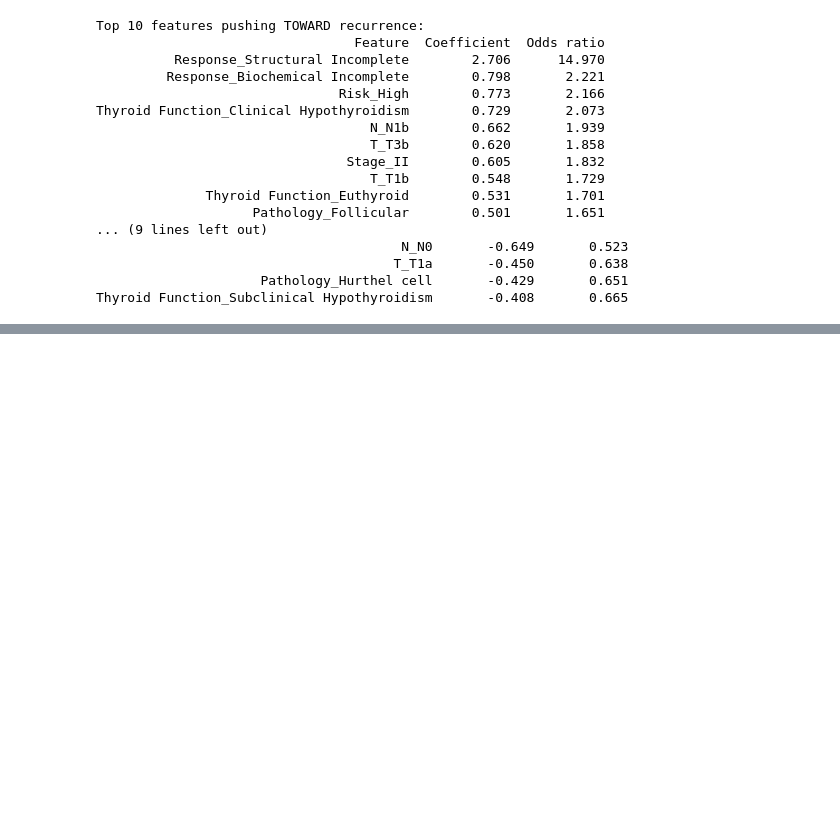
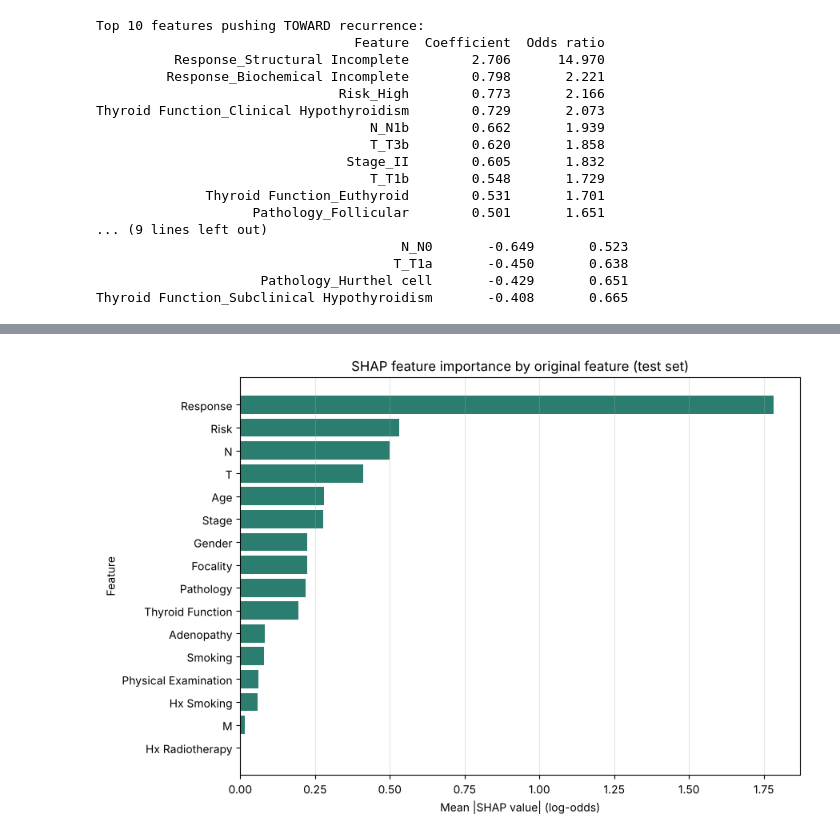
Before and after one commit to rwiggins1/thyroid-recurrence, a Jupyter notebook: models/logistic_regression.ipynb, the cells around one changed output, grey strips where cells are left out. Saved outputs shown, nothing was run; the diff lists cells and outputs as text; code cells hidden in the pictures; blank space fills up the shorter version.

```diff
--- a/models/logistic_regression.ipynb
+++ b/models/logistic_regression.ipynb
@@ -363,0 +561,16 @@ Thyroid Function_Subclinical Hypothyroidism       -0.408       0.665
+# %%
+# Maps every encoded column back to its original feature, e.g. "Risk_High" -> "Risk"
+def original_feature_names(transformer):
+    cats = transformer.named_transformers_["cat"].categories_
+    return [col for col, values in zip(CATEGORICAL_COLS, cats) for _ in values] + NUMERIC_COLS
+
+
+# Mean absolute SHAP value per original feature
+def grouped_importance(shap_values, transformer):
+    per_patient = pd.DataFrame(shap_values, columns=original_feature_names(transformer))
+    per_patient = per_patient.T.groupby(level=0).sum().T
+    return per_patient.abs().mean().sort_values(ascending=False)
+
+
+shap_importance = grouped_importance(shap_exp.values, trans)
+print(shap_importance.round(4).to_string())
@@ -363,0 +594,12 @@ Thyroid Function_Subclinical Hypothyroidism       -0.408       0.665
+# %%
+fig, ax = plt.subplots(figsize=(9, 6))
+ordered = shap_importance.sort_values()
+ax.barh(ordered.index, ordered.values, color="#2A7D6F")
+ax.set_xlabel("Mean |SHAP value| (log-odds)")
+ax.set_ylabel("Feature")
+ax.set_title("SHAP feature importance by original feature (test set)")
+ax.grid(axis="x", alpha=0.3)
+plt.tight_layout()
+plt.show()
+# %% [output]
+[figure, added]
```
Also changed, not shown: parts of 29 cells of this notebook.
